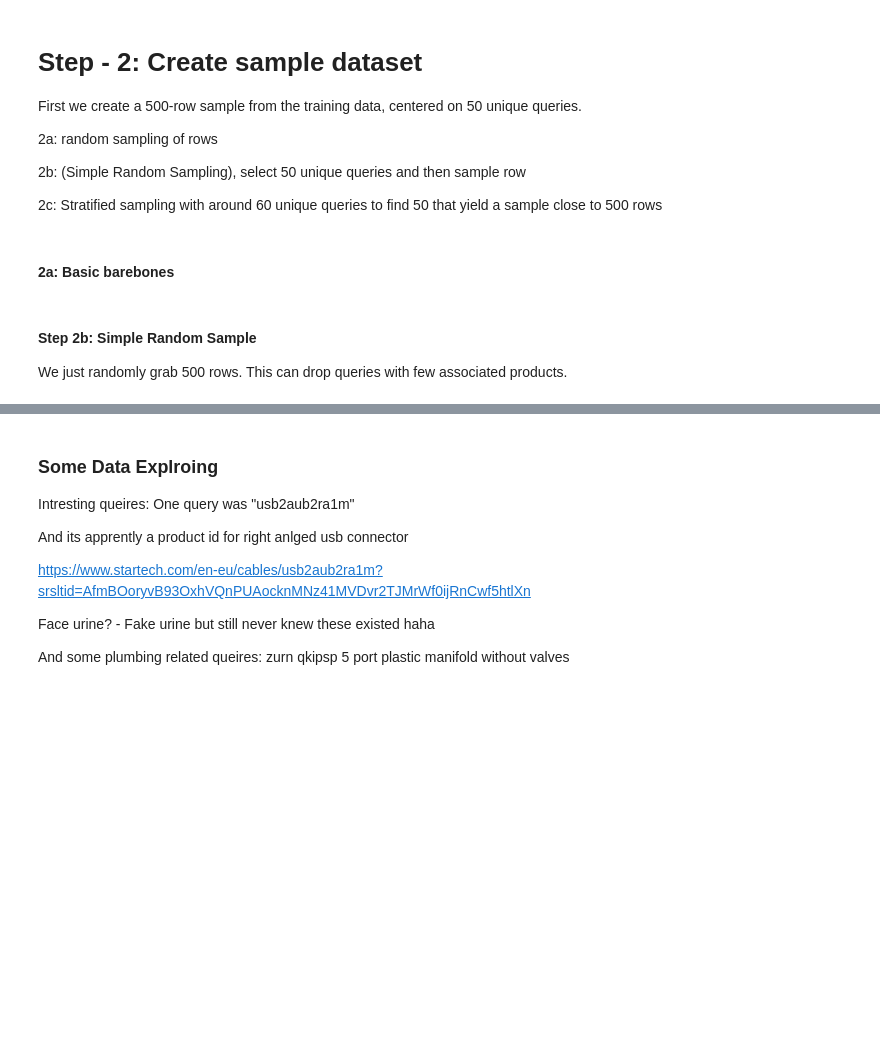
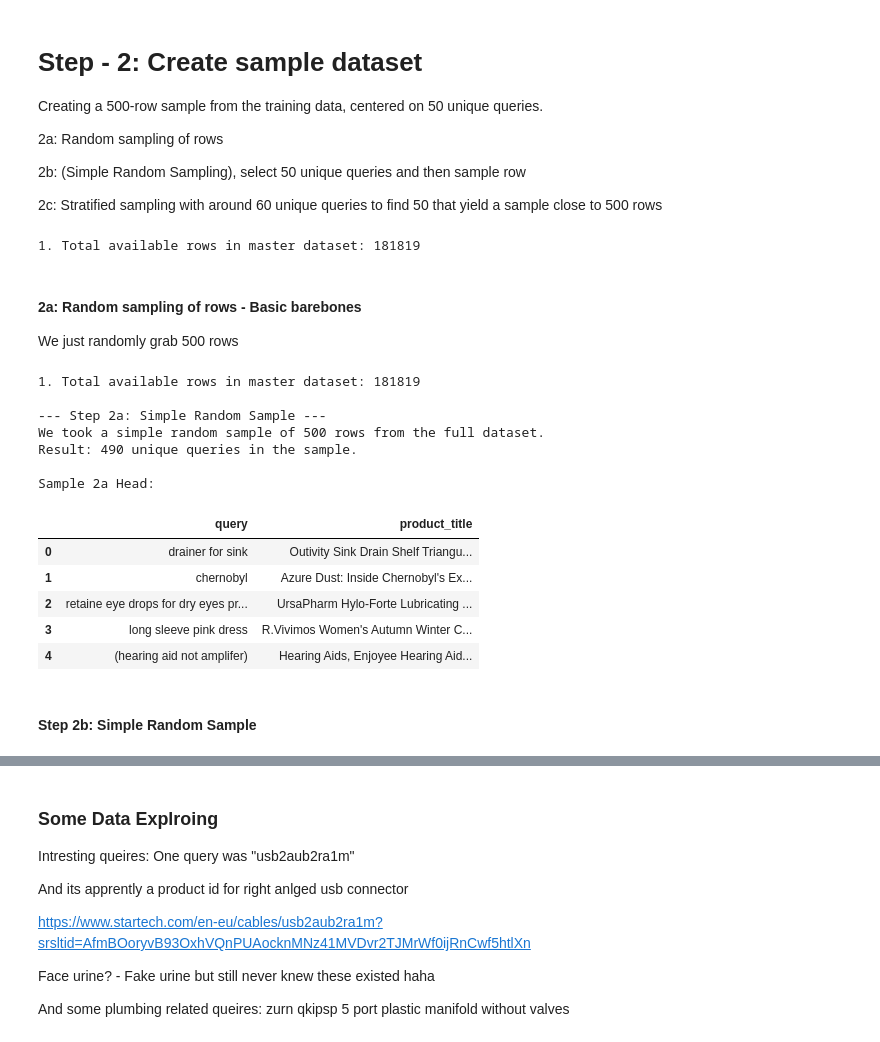
Before and after one commit to Grandi9/esci_dataset, a Jupyter notebook: test.ipynb, the cells around one changed output, grey strips where cells are left out. Drawn from its saved outputs; the diff is of its cells as text; code cells hidden in the pictures; blank space fills up the shorter version.

```diff
--- a/test.ipynb
+++ b/test.ipynb
@@ -11,8 +38,8 @@ import pandas as pd
 import numpy as np
 import os
 
-df_examples =pd.read_parquet('/content/drive/MyDrive/Grainger_Ashrith/shopping_queries_dataset_examples.parquet')
-df_products = pd.read_parquet('/content/drive/MyDrive/Grainger_Ashrith/shopping_queries_dataset_products.parquet')
+df_examples =pd.read_parquet(r'C:\Users\saiasg\OneDrive - kochind.com\Desktop\Projects\esci\esci_dataset\dataset\shopping_queries_dataset_examples.parquet')
+df_products = pd.read_parquet(r'C:\Users\saiasg\OneDrive - kochind.com\Desktop\Projects\esci\esci_dataset\dataset\shopping_queries_dataset_products.parquet')
 # %%
 df_merged = pd.merge(
     df_examples,
@@ -39,50 +73,53 @@ final_training_data.head()
 # %% [markdown]
 # Step - 2: Create sample dataset
 
-First we create a 500-row sample from the training data, centered on 50 unique queries.
+Creating a 500-row sample from the training data, centered on 50 unique queries.
 
-2a: random sampling of rows
+2a: Random sampling of rows
 
 2b: (Simple Random Sampling), select 50 unique queries and then sample row
 
 2c: Stratified sampling with around 60 unique queries to find 50 that yield a sample close to 500 rows
 # %%
 df_full = final_training_data.reset_index(drop=True)
-print(f"1. Total available rows in master dataset: {len(df_full)}")
+print(f"1. Total rows in dataset: {len(df_full)}")
+# %% [output]
+1. Total available rows in master dataset: 181819
 # %% [markdown]
-#### 2a: Basic barebones
+#### 2a: Random sampling of rows - Basic barebones
+
+We just randomly grab 500 rows
 # %%
 # --- Configuration ---
 RANDOM_STATE = 42
-TARGET_QUERIES = 50 # This target will be used in later steps
+TARGET_QUERIES = 50
 TARGET_ROWS = 500
-# ---------------------
 
-# Assuming final_training_data is a pre-loaded pandas DataFrame
-# This is the master dataset (Task 1, train, 'us', 'E' label, etc.)
 df_full = final_training_data.reset_index(drop=True)
-print(f"1. Total available rows in master dataset: {len(df_full)}")
 
 print(f"\n--- Step 2a: Simple Random Sample ---")
-
-# Take a simple random sample of TARGET_ROWS from the full dataset
-if len(df_full) <= TARGET_ROWS:
-    sample_2a = df_full.copy()
-    print(f"Full dataset is too small ({len(df_full)} rows), using all available rows.")
-else:
-    sample_2a = df_full.sample(n=TARGET_ROWS, random_state=RANDOM_STATE).reset_index(drop=True)
-    print(f"We took a simple random sample of {len(sample_2a)} rows from the full dataset.")
-
+sample_2a = df_full.sample(n=TARGET_ROWS, random_state=RANDOM_STATE).reset_index(drop=True)
 final_unique_2a = sample_2a['query'].nunique()
 
 print(f"Result: {final_unique_2a} unique queries in the sample.")
-
-print("\nSample 2a Head:")
+print("\nSample Head:")
 display(sample_2a[['query', 'product_title']].head())
+# %% [output]
+1. Total available rows in master dataset: 181819
+
+--- Step 2a: Simple Random Sample ---
+We took a simple random sample of 500 rows from the full dataset.
+Result: 490 unique queries in the sample.
+
+Sample 2a Head:
+|  | query | product_title |
+| 0 | drainer for sink | Outivity Sink Drain Shelf Triangu... |
+| 1 | chernobyl | Azure Dust: Inside Chernobyl's Ex... |
+| 2 | retaine eye drops for dry eyes pr... | UrsaPharm Hylo-Forte Lubricating ... |
+| 3 | long sleeve pink dress | R.Vivimos Women's Autumn Winter C... |
+| 4 | (hearing aid not amplifer) | Hearing Aids, Enjoyee Hearing Aid... |
 # %% [markdown]
 #### Step 2b: Simple Random Sample
-
-We just randomly grab 500 rows. This can drop queries with few associated products.
 # %%
 print(f"\n--- Step 2b: Sample from Filtered Queries ---")
 
```
Also changed, not shown: parts of 26 cells of this notebook.
